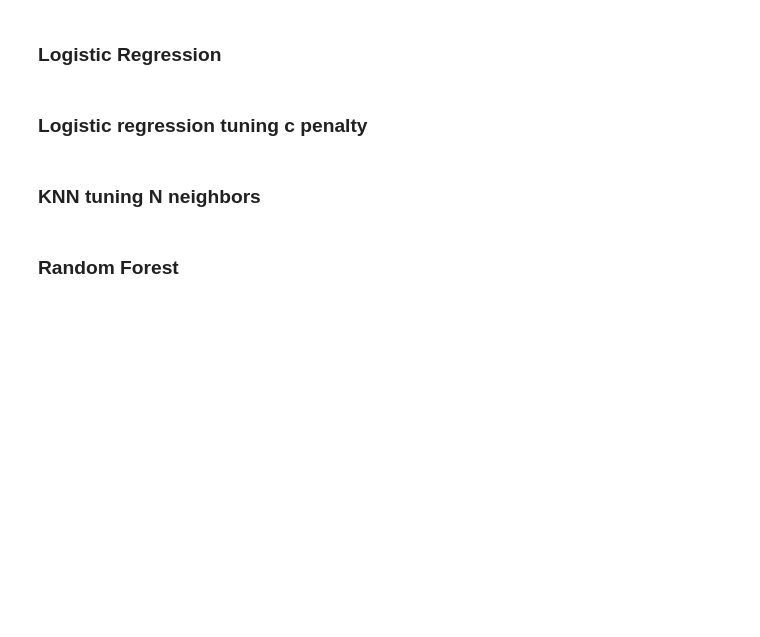
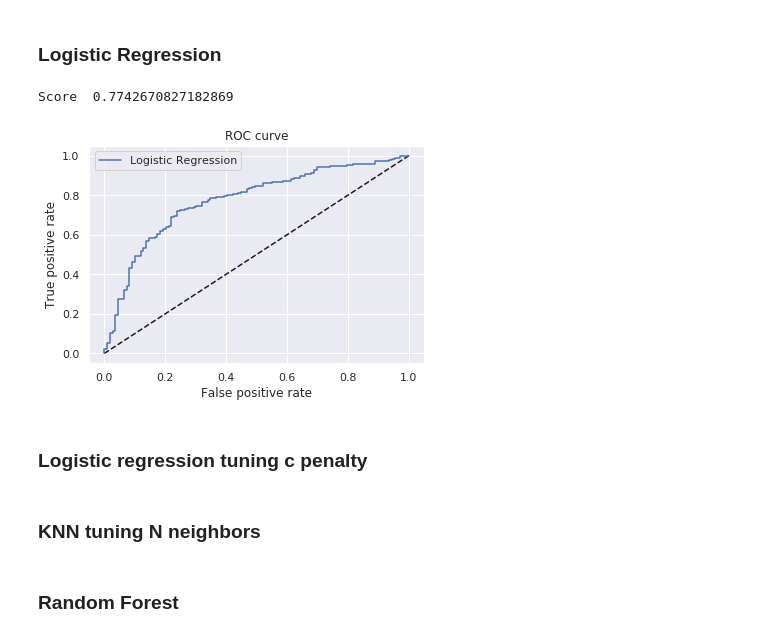
Before and after one commit to mariembelhajali/-Ipo-prediction-, a Jupyter notebook: project_description-2018.ipynb, the cells around one changed output. Saved outputs shown, nothing was run; the diff lists cells and outputs as text; code cells hidden in the pictures; blank space fills up the shorter version.

```diff
--- a/project_description-2018.ipynb
+++ b/project_description-2018.ipynb
@@ -201,9 +170,12 @@ plot_roc_curve('Dummy',y_pred)
 # %%
 baseline_clf = LogisticRegression()
 baseline_clf.fit(X_train,y_train)
 y_pred = baseline_clf.predict_proba(X_test)
 print('Score ',roc_auc_score(y_test, y_pred[:,1]))
-plot_roc_curve('Logistic Regression',y_pred)
+plot_roc_curve('Logistic Regression',y_pred,y_test)
+# %% [output]
+Score  0.7742670827182869
+[figure, added]
 # %% [markdown]
 ### Logistic regression tuning c penalty
 # %%
```
Also changed, not shown: parts of 49 cells of this notebook, 2 other files.
